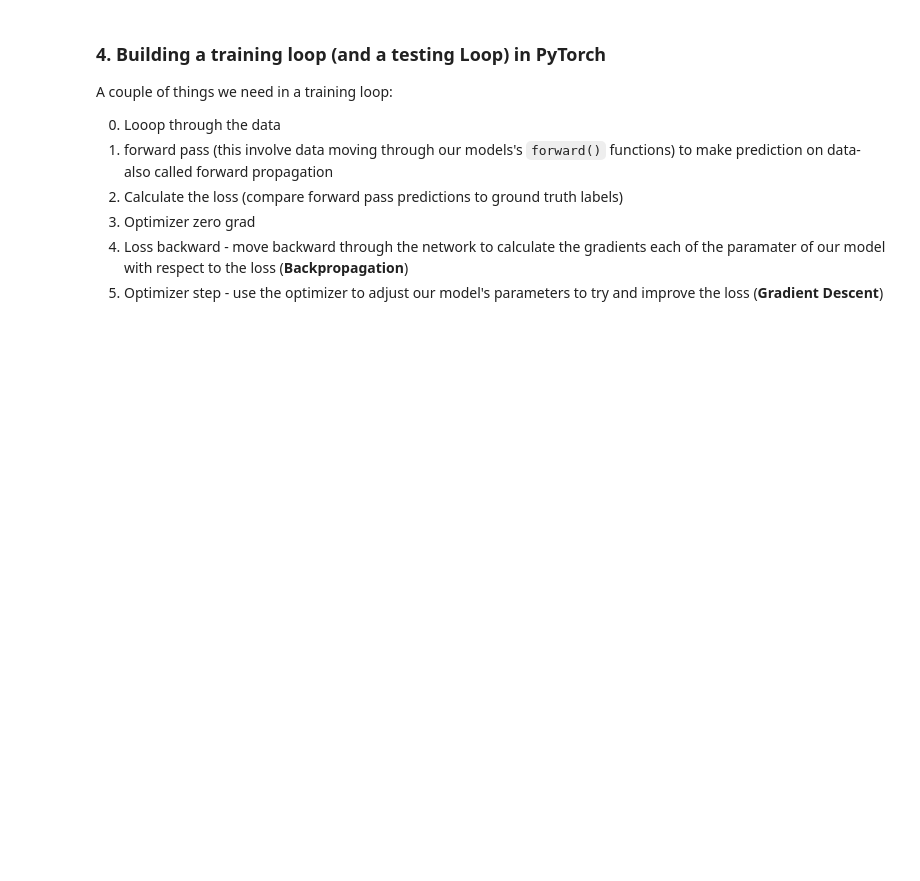
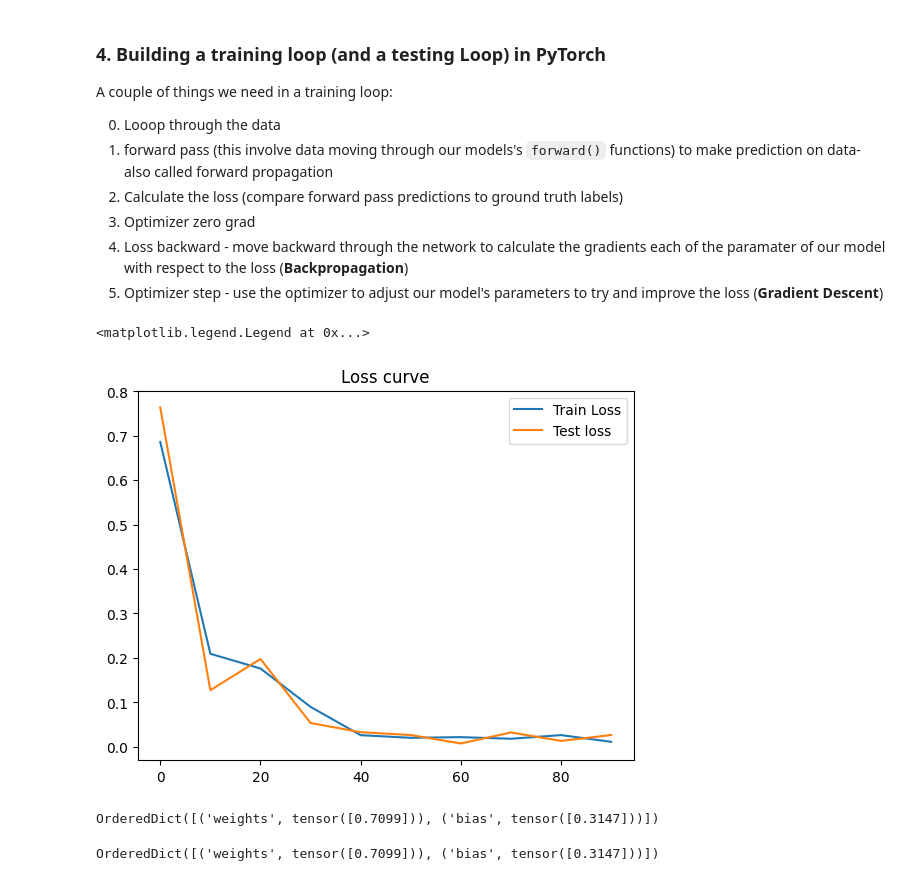
Before and after one commit to Haji-Suleman/Pytorch, a Jupyter notebook: PyTorch_WorkFlow/pytorch_workflow.ipynb, the cells around one changed output. Drawn from its saved outputs; the diff is of its cells as text; code cells hidden in the pictures; blank space fills up the shorter version.

Commit message:
training completed

```diff
--- a/PyTorch_WorkFlow/pytorch_workflow.ipynb
+++ b/PyTorch_WorkFlow/pytorch_workflow.ipynb
@@ -253,9 +255,11 @@ A couple of things we need in a training loop:
 5. Optimizer step - use the optimizer to adjust our model's parameters to try and improve the loss (**Gradient Descent**)
 # %%
 # An epoch is one loop through the data...
-epochs = 1
+epochs = 100
 
-
+epoch_count = []
+loss_values = []
+test_loss_values = []
 ### Training
 # 0. Loop through the data
 for epoch in range(epochs):
@@ -267,7 +271,7 @@ for epoch in range(epochs):
     y_pred = model_0(X_train)
 
     # 2. Calculate the loss
-    loss = loss_fn(Y_train,y_pred)
+    loss = loss_fn(Y_train, y_pred)
 
     # 3. Optimizer zero grad
     optimizer.zero_grad()
@@ -276,6 +280,33 @@ for epoch in range(epochs):
     loss.backward()
 
     # 5. Step the optimizer (perform gradient descent)
-    optimizer.step() # by default how the optimizer changes will acculumate through the loop so... we have to zero them in step 3 for the next iteration of the loop
 
-    # model_0.eval()  # turns off gradient tracking
+    optimizer.step()  # by default how the optimizer changes will acculumate through the loop so... we have to zero them in step 3 for the next iteration of the loop
+
+    # ---- Testing  ----#
+
+    model_0.eval()  # turns off gradient tracking
+    with torch.inference_mode():
+        test_pred = model_0(X_test)
+        test_loss = loss_fn(test_pred, Y_test)
+    if epoch % 10 == 0:
+        epoch_count.append(epoch)
+        loss_values.append(loss)
+
+        test_loss_values.append(test_loss)
+# %%
+plt.plot(epoch_count,np.array(torch.tensor(loss_values).cpu().numpy()),label="Train Loss")
+plt.plot(epoch_count,test_loss_values,label="Test loss")
+plt.title("Loss curve")
+plt.legend()
+# %% [output]
+<matplotlib.legend.Legend at 0x...>
+[figure, added]
+# %%
+model_0.state_dict()
+# %% [output]
+OrderedDict([('weights', tensor([0.7099])), ('bias', tensor([0.3147]))])
+# %%
+model_0.state_dict()
+# %% [output]
+OrderedDict([('weights', tensor([0.7099])), ('bias', tensor([0.3147]))])
```
Also changed, not shown: parts of 5 cells of this notebook.
